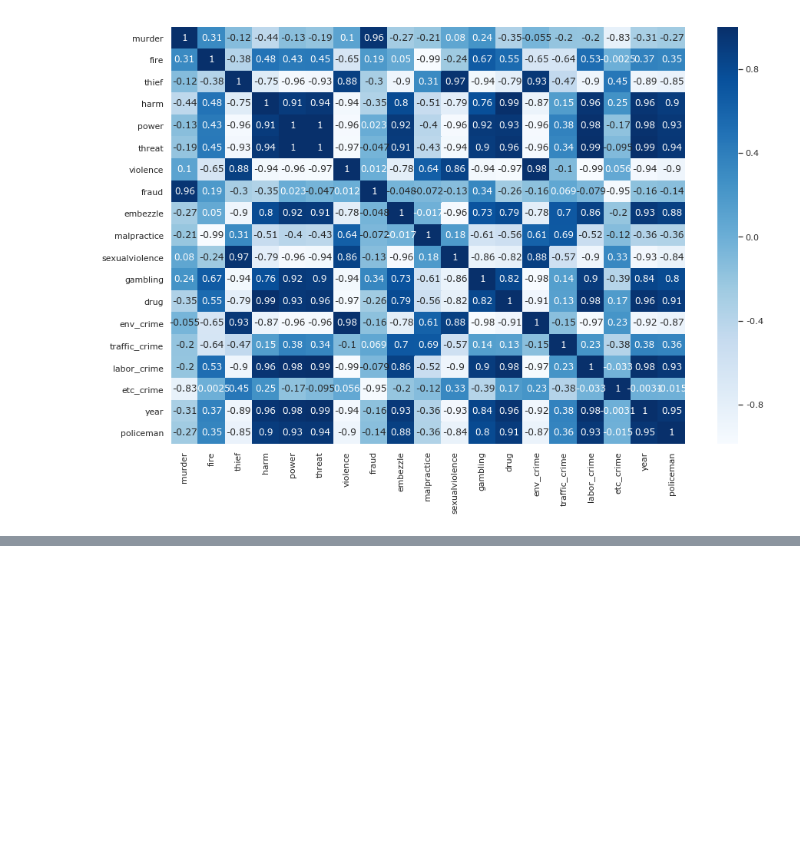
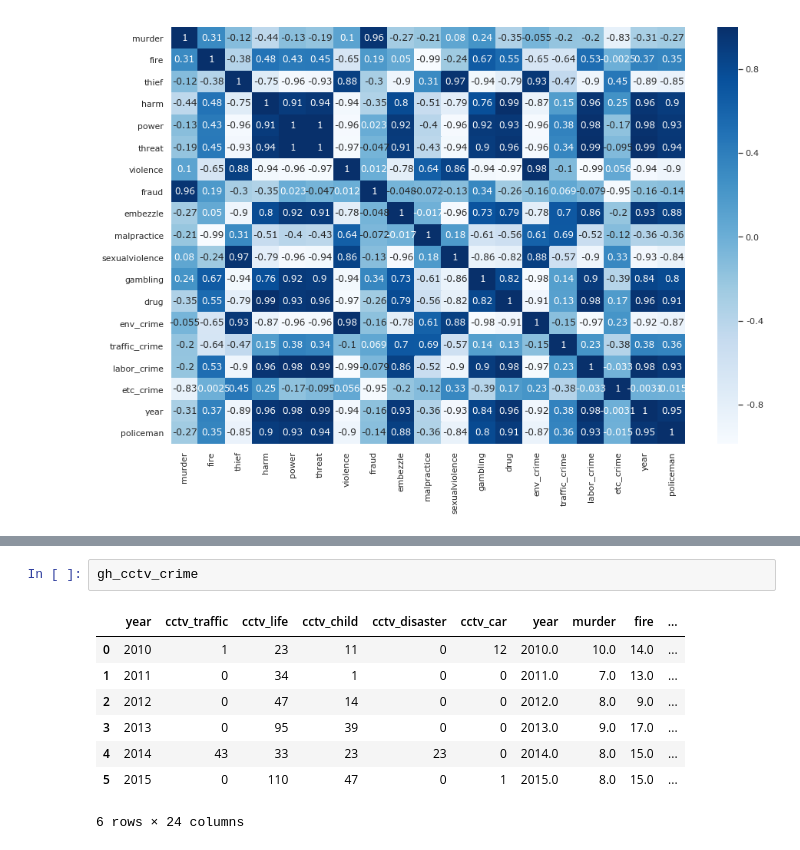
Before and after one commit to seokyeongheo/TIL, a Jupyter notebook: 14_visualization/practice_02_gimhae crime rate.ipynb, the cells around one changed output, grey strips where cells are left out. Cells and saved outputs as stored; diff of their text form; blank space fills up the shorter version.

```diff
--- a/14_visualization/practice_02_gimhae crime rate.ipynb
+++ b/14_visualization/practice_02_gimhae crime rate.ipynb
@@ -268,0 +370,11 @@ sns.heatmap(crime_police_corr, annot=True, cmap="Blues")
+# %%
+gh_cctv_crime
+# %% [output]
+|  | year | cctv_traffic | cctv_life | cctv_child | cctv_disaster | cctv_car | year | murder | fire | ... |
+| 0 | 2010 | 1 | 23 | 11 | 0 | 12 | 2010.0 | 10.0 | 14.0 | ... |
+| 1 | 2011 | 0 | 34 | 1 | 0 | 0 | 2011.0 | 7.0 | 13.0 | ... |
+| 2 | 2012 | 0 | 47 | 14 | 0 | 0 | 2012.0 | 8.0 | 9.0 | ... |
+| 3 | 2013 | 0 | 95 | 39 | 0 | 0 | 2013.0 | 9.0 | 17.0 | ... |
+| 4 | 2014 | 43 | 33 | 23 | 23 | 0 | 2014.0 | 8.0 | 15.0 | ... |
+| 5 | 2015 | 0 | 110 | 47 | 0 | 1 | 2015.0 | 8.0 | 15.0 | ... |
+6 rows × 24 columns
```
Also changed, not shown: parts of 18 cells of this notebook.
